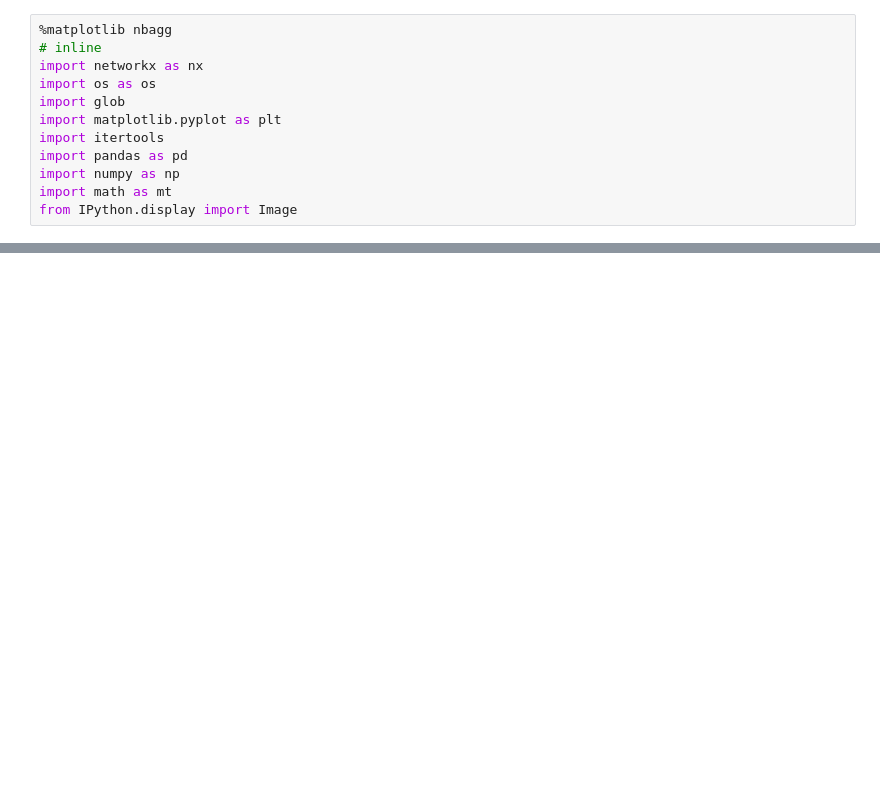
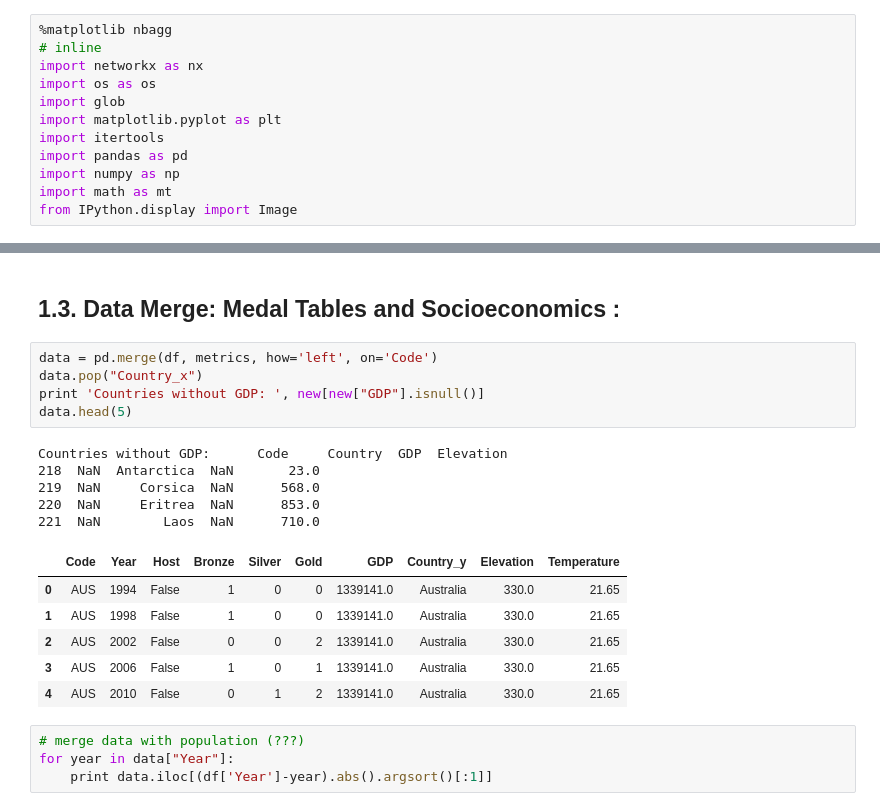
Before and after one commit to SherpaConsulting/fagkveld_ml, a Jupyter notebook: Olympics/Olympics.ipynb, the cells around one changed output, grey strips where cells are left out. Drawn from its saved outputs; the diff is of its cells as text; blank space fills up the shorter version.

```diff
--- a/Olympics/Olympics.ipynb
+++ b/Olympics/Olympics.ipynb
@@ -292,0 +151,23 @@ plot([Scatter(x=[1, 2, 3], y=[3, 1, 6])])
+# %% [markdown]
+<h2>1.3. Data Merge: Medal Tables and Socioeconomics :</h2>
+# %%
+data = pd.merge(df, metrics, how='left', on='Code')
+data.pop("Country_x")
+print 'Countries without GDP: ', new[new["GDP"].isnull()]
+data.head(5)
+# %% [output]
+Countries without GDP:      Code     Country  GDP  Elevation
+218  NaN  Antarctica  NaN       23.0
+219  NaN     Corsica  NaN      568.0
+220  NaN     Eritrea  NaN      853.0
+221  NaN        Laos  NaN      710.0
+|  | Code | Year | Host | Bronze | Silver | Gold | GDP | Country_y | Elevation | Temperature |
+| 0 | AUS | 1994 | False | 1 | 0 | 0 | 1339141.0 | Australia | 330.0 | 21.65 |
+| 1 | AUS | 1998 | False | 1 | 0 | 0 | 1339141.0 | Australia | 330.0 | 21.65 |
+| 2 | AUS | 2002 | False | 0 | 0 | 2 | 1339141.0 | Australia | 330.0 | 21.65 |
+| 3 | AUS | 2006 | False | 1 | 0 | 1 | 1339141.0 | Australia | 330.0 | 21.65 |
+| 4 | AUS | 2010 | False | 0 | 1 | 2 | 1339141.0 | Australia | 330.0 | 21.65 |
+# %%
+# merge data with population (???)
+for year in data["Year"]:
+    print data.iloc[(df['Year']-year).abs().argsort()[:1]]
```
Also changed, not shown: parts of 44 cells of this notebook.
